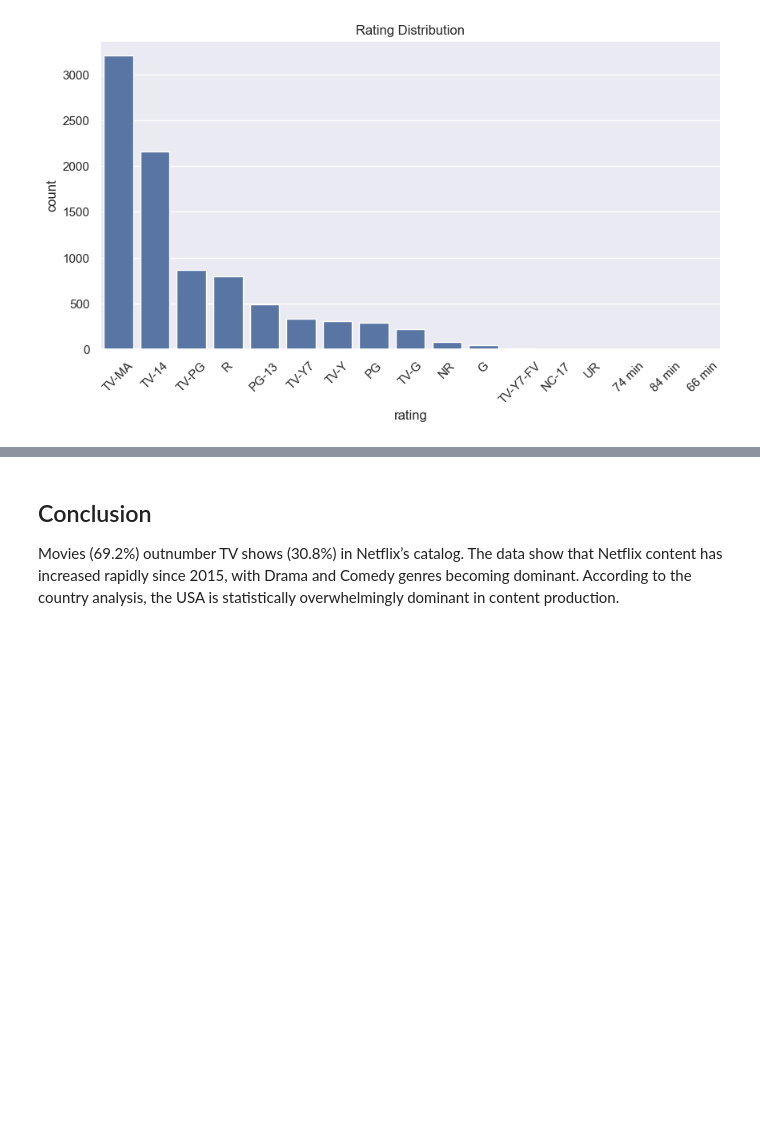
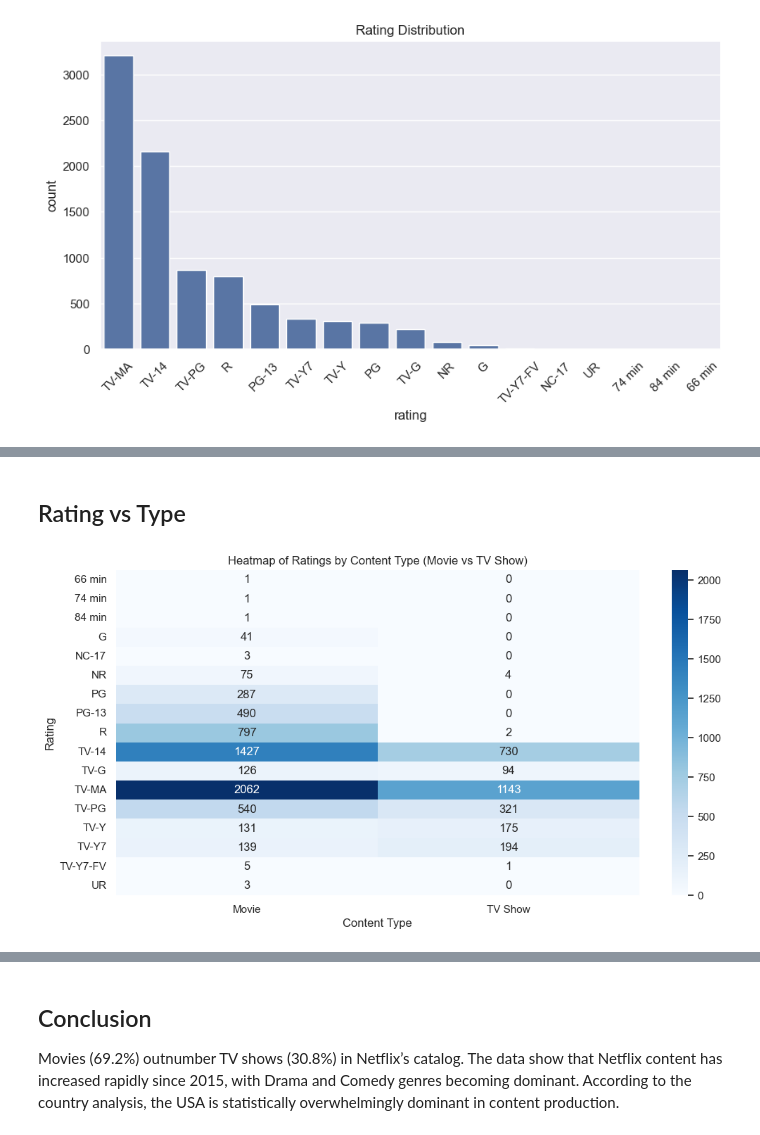
Before and after one commit to basakeris/netflix-analysis-project, a Jupyter notebook: Final_Project_Report.ipynb, the cells around one changed output, grey strips where cells are left out. Saved outputs shown, nothing was run; the diff lists cells and outputs as text; code cells hidden in the pictures; blank space fills up the shorter version.

```diff
--- a/Final_Project_Report.ipynb
+++ b/Final_Project_Report.ipynb
@@ -183,0 +218,14 @@ plt.show()
+# %% [markdown]
+## Rating vs Type
+# %%
+
+rating_type_tab = pd.crosstab(df["rating"], df["type"])
+
+plt.figure(figsize=(12, 6))
+sns.heatmap(rating_type_tab, annot=True, fmt="d", cmap="Blues")
+plt.title("Heatmap of Ratings by Content Type (Movie vs TV Show)")
+plt.xlabel("Content Type")
+plt.ylabel("Rating")
+plt.show()
+# %% [output]
+[figure, added]
```
Also changed, not shown: parts of 8 cells of this notebook, 1 other file.
